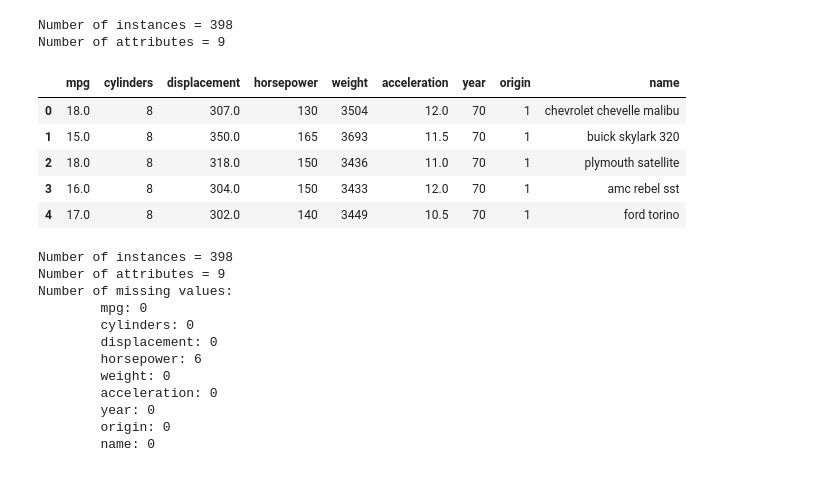
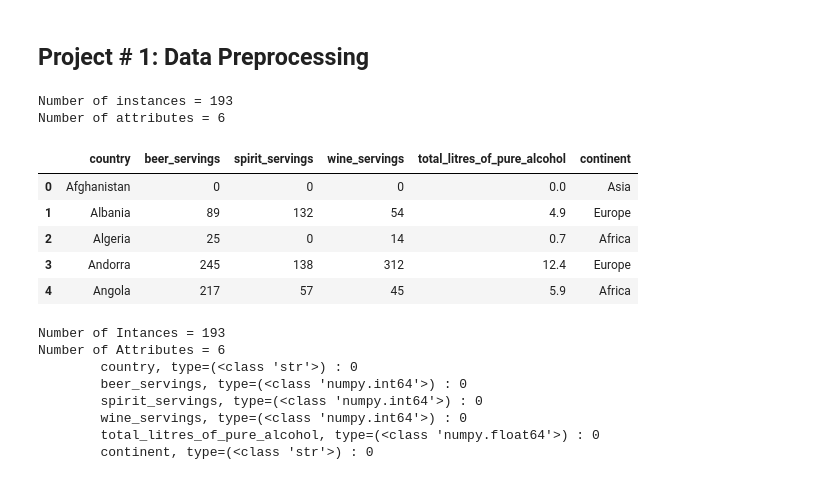
Before and after one commit to chkathi/data-analytics, a Jupyter notebook: p1.ipynb, the cells around one changed output. Saved outputs shown, nothing was run; the diff lists cells and outputs as text; code cells hidden in the pictures.

```diff
--- a/p1.ipynb
+++ b/p1.ipynb
@@ -1,50 +1,41 @@
+# %% [markdown]
+## Project # 1: Data Preprocessing
 # %%
 import pandas as pd
 
-# header = None means that there are no headers in the csv file
-# therefore we need to define the column names, but csv defines those
-data = pd.read_csv('./data/auto-mpg.csv')
+data = pd.read_csv('./data/drinks.csv')
 
-
-# data.columns = ['mpg','cylinders','displacement','horsepower','weight','acceleration','year','origin', 'name']
-
-
-# mpg,cylinders,displacement,horsepower,weight,acceleration,year,origin,name
-
-# data = data.drop(['Value'],axis=1)
 print('Number of instances = %d' % (data.shape[0]))
 print('Number of attributes = %d' % (data.shape[1]))
 data.head()
 # %% [output]
-Number of instances = 398
-Number of attributes = 9
+Number of instances = 193
+Number of attributes = 6
-|  | mpg | cylinders | displacement | horsepower | weight | acceleration | year | origin | name |
-| 0 | 18.0 | 8 | 307.0 | 130 | 3504 | 12.0 | 70 | 1 | chevrolet chevelle malibu |
-| 1 | 15.0 | 8 | 350.0 | 165 | 3693 | 11.5 | 70 | 1 | buick skylark 320 |
-| 2 | 18.0 | 8 | 318.0 | 150 | 3436 | 11.0 | 70 | 1 | plymouth satellite |
-| 3 | 16.0 | 8 | 304.0 | 150 | 3433 | 12.0 | 70 | 1 | amc rebel sst |
-| 4 | 17.0 | 8 | 302.0 | 140 | 3449 | 10.5 | 70 | 1 | ford torino |
+|  | country | beer_servings | spirit_servings | wine_servings | total_litres_of_pure_alcohol | continent |
+| 0 | Afghanistan | 0 | 0 | 0 | 0.0 | Asia |
+| 1 | Albania | 89 | 132 | 54 | 4.9 | Europe |
+| 2 | Algeria | 25 | 0 | 14 | 0.7 | Africa |
+| 3 | Andorra | 245 | 138 | 312 | 12.4 | Europe |
+| 4 | Angola | 217 | 57 | 45 | 5.9 | Africa |
 # %%
 import numpy as np
 
-data = data.replace('?',np.NaN)
+# replace all ? with NaN
+data = data.replace('?', np.NaN)
 
-print('Number of instances = %d' % (data.shape[0]))
-print('Number of attributes = %d' % (data.shape[1]))
+#
+print("Number of Intances = %d" % (data.shape[0]))
+print("Number of Attributes = %d" % (data.shape[1]))
 
-print('Number of missing values:')
+# understanding column data type and # of missing values
 for col in data.columns:
-    print('\t%s: %d' % (col,data[col].isna().sum()))
+  print("\t%s, type=(%s) : %d" % (col, type(data[col][0]), data[col].isna().sum()))
 # %% [output]
-Number of instances = 398
-Number of attributes = 9
-Number of missing values:
-        mpg: 0
-        cylinders: 0
-        displacement: 0
-        horsepower: 6
-        weight: 0
-        acceleration: 0
-        year: 0
-        origin: 0
-        name: 0
+Number of Intances = 193
+Number of Attributes = 6
+        country, type=(<class 'str'>) : 0
+        beer_servings, type=(<class 'numpy.int64'>) : 0
+        spirit_servings, type=(<class 'numpy.int64'>) : 0
+        wine_servings, type=(<class 'numpy.int64'>) : 0
+        total_litres_of_pure_alcohol, type=(<class 'numpy.float64'>) : 0
+        continent, type=(<class 'str'>) : 0
```
Also changed, not shown: parts of 2 cells of this notebook, 3 other files.
